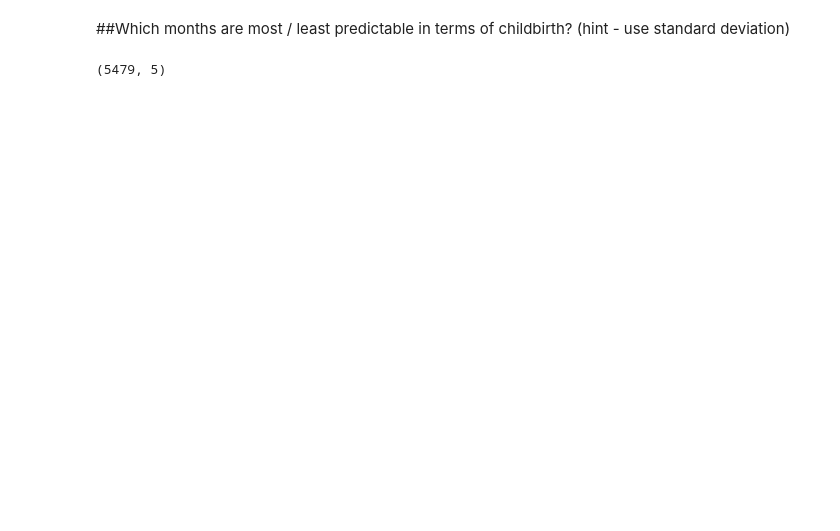
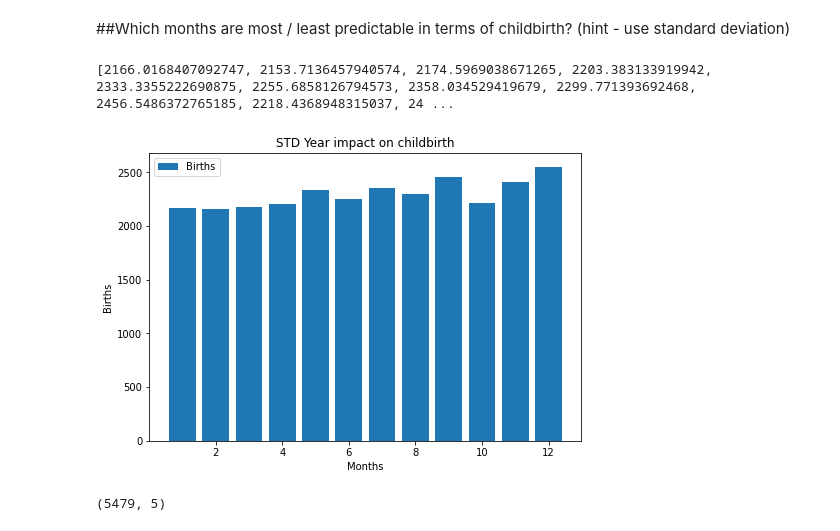
Before and after one commit to mmecius/turing_college, a Jupyter notebook: Demo_subproject.ipynb, the cells around one changed output. Saved outputs shown, nothing was run; the diff lists cells and outputs as text; code cells hidden in the pictures; blank space fills up the shorter version.

```diff
--- a/Demo_subproject.ipynb
+++ b/Demo_subproject.ipynb
@@ -571,5 +551,24 @@ chart_data = df[['month','births']].groupby('month').std().round(2)
 most = df[['month','births']].groupby('month').std().round(2).max()
 least = df[['month','births']].groupby('month').std().round(2).min()
+# %%
+childbirth_raw = df[['month','births']].groupby('month').std().values
+childbirth = df[['month','births']].groupby('month').std().values
+
+childbirth_number = [value.item() for value in childbirth_raw]
+print(childbirth_number)
+# %% [output]
+[2166.0168407092747, 2153.7136457940574, 2174.5969038671265, 2203.383133919942, 2333.3355222690875, 2255.6858126794573, 2358.034529419679, 2299.771393692468, 2456.5486372765185, 2218.4368948315037, 24 ...
+# %%
+fig = plt.figure()
+ax = fig.add_axes([0,0,1,1])
+ax.bar(months_list, childbirth_number, label='Births')
+plt.title('STD Year impact on childbirth')
+plt.xlabel('Months')
+plt.ylabel('Births')
+plt.legend()
+plt.show()
+# %% [output]
+[figure, added]
 # %%
 df.shape
 # %% [output]
```
Also changed, not shown: parts of 15 cells of this notebook.
